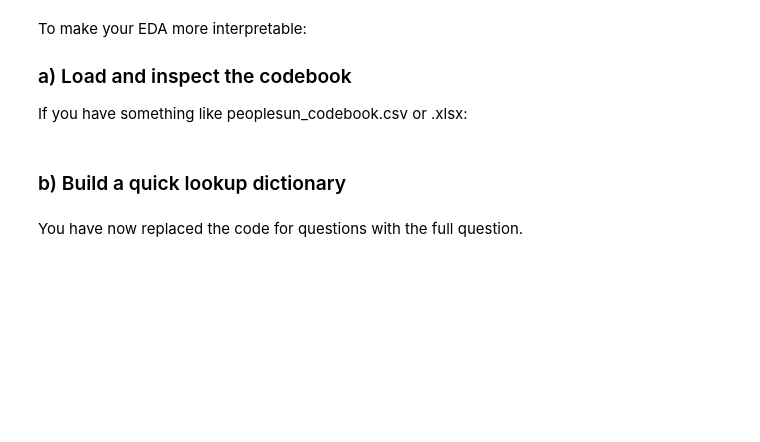
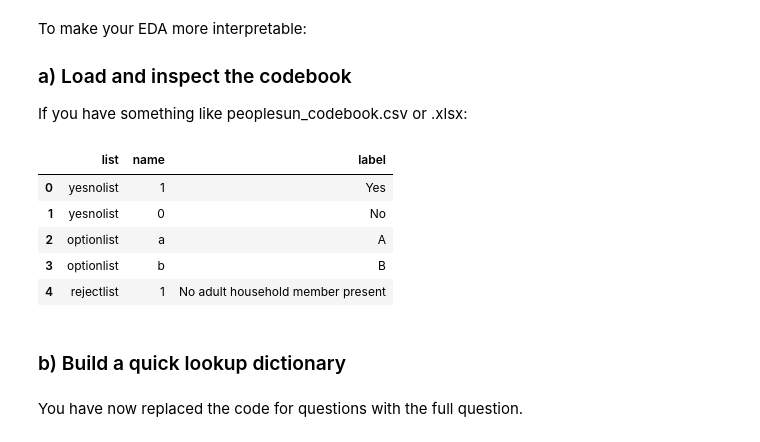
Before and after one commit to Aaki0007/big-data-and-business-intelligencel-week2, a Jupyter notebook: notebooks/1_Big_Data_and_BI_EDA.ipynb, the cells around one changed output. Saved outputs shown, nothing was run; the diff lists cells and outputs as text; code cells hidden in the pictures; blank space fills up the shorter version.

```diff
--- a/notebooks/1_Big_Data_and_BI_EDA.ipynb
+++ b/notebooks/1_Big_Data_and_BI_EDA.ipynb
@@ -99,8 +151,15 @@ To make your EDA more interpretable:
 
 If you have something like peoplesun_codebook.csv or .xlsx:
 # %%
-codebook = pd.read_excel("../data/peoplesun_hh_odk_codebook.xlsx")
+codebook = pd.read_excel("../data/peoplesun_hh_odk_choices.xlsx")
 display(codebook.head())
+# %% [output]
+|  | list | name | label |
+| 0 | yesnolist | 1 | Yes |
+| 1 | yesnolist | 0 | No |
+| 2 | optionlist | a | A |
+| 3 | optionlist | b | B |
+| 4 | rejectlist | 1 | No adult household member present |
 # %% [markdown]
 ### b) Build a quick lookup dictionary
 # %%
```
Also changed, not shown: parts of 15 cells of this notebook.
